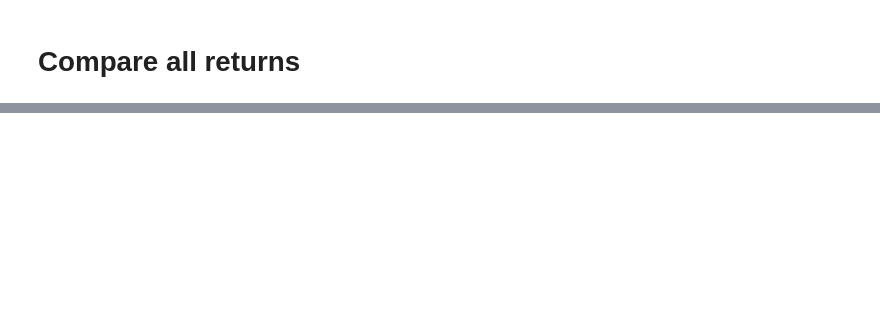
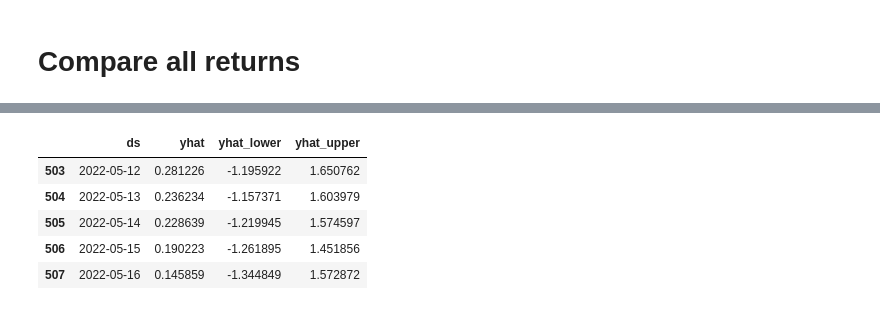
Before and after one commit to MattChinchilla/DATA_SCIENCE, a Jupyter notebook: TimeSeries/crypto_forecast_v1.ipynb, the cells around one changed output, grey strips where cells are left out. Saved outputs shown, nothing was run; the diff lists cells and outputs as text; code cells hidden in the pictures; blank space fills up the shorter version.

```diff
--- a/TimeSeries/crypto_forecast_v1.ipynb
+++ b/TimeSeries/crypto_forecast_v1.ipynb
@@ -183,0 +208,10 @@ df
+# %%
+forecast = m.predict(future)
+forecast[['ds', 'yhat', 'yhat_lower', 'yhat_upper']].tail()
+# %% [output]
+|  | ds | yhat | yhat_lower | yhat_upper |
+| 503 | 2022-05-12 | 0.281226 | -1.195922 | 1.650762 |
+| 504 | 2022-05-13 | 0.236234 | -1.157371 | 1.603979 |
+| 505 | 2022-05-14 | 0.228639 | -1.219945 | 1.574597 |
+| 506 | 2022-05-15 | 0.190223 | -1.261895 | 1.451856 |
+| 507 | 2022-05-16 | 0.145859 | -1.344849 | 1.572872 |
```
Also changed, not shown: parts of 9 cells of this notebook.
